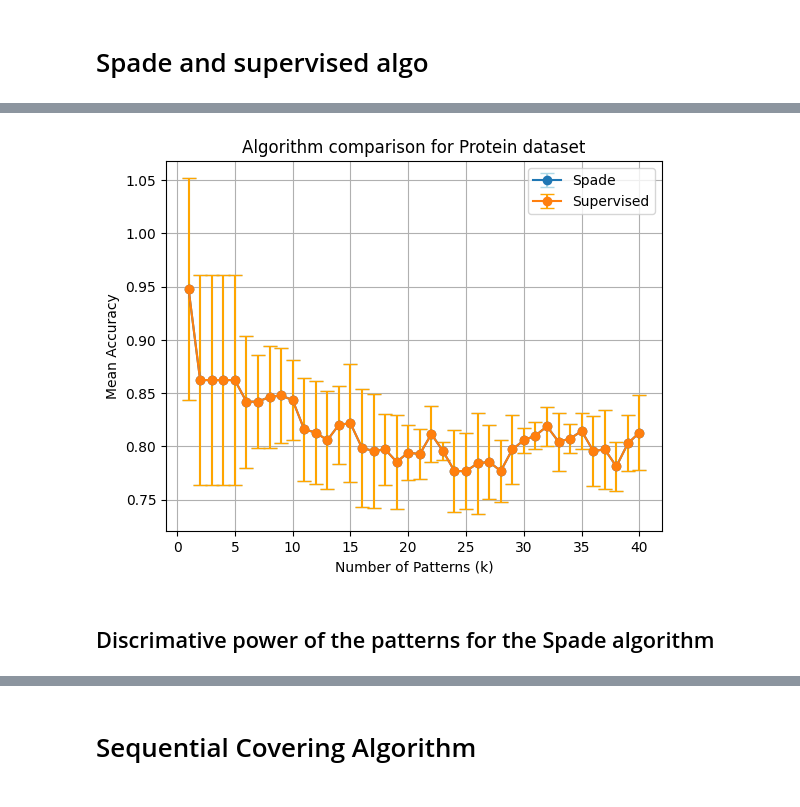
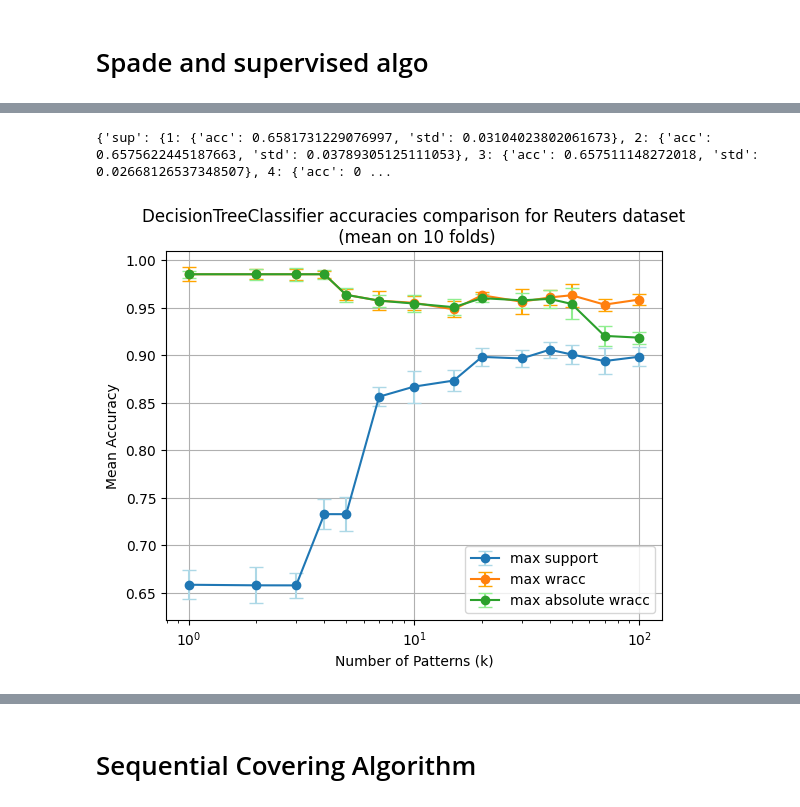
Before and after one commit to Pietro-Gavazzi/apriori, a Jupyter notebook: linfo2364_project2/Notebook.ipynb, the cells around one changed output, grey strips where cells are left out. Cells and saved outputs as stored; diff of their text form; code cells hidden in the pictures.

```diff
--- a/linfo2364_project2/Notebook.ipynb
+++ b/linfo2364_project2/Notebook.ipynb
@@ -661,12 +69,2 @@ def main():
 # %% [markdown]
 # Spade and supervised algo
-# %%
-
-pos_filepath = "datasets/Protein/PKA_group15.txt"
-neg_filepath = "datasets/Protein/SRC1521.txt"
-
-
-
-# Create the object
-k = 40
-s = Spade(pos_filepath, neg_filepath, k)
@@ -762,30 +119,35 @@ Accuracy for k=1: 0.9478260869565217
+# %%
+print(accuracies)
+acc = {}
+std = {}
+for i in accuracies:
+    labels = []
+    acc[i] = []
+    std[i] = []
+    for j in accuracies[i]:
+        labels.append(j)
+        acc[i].append(accuracies[i][j]["acc"])
+        std[i].append(accuracies[i][j]["std"])
+# %% [output]
+{'sup': {1: {'acc': 0.6581731229076997, 'std': 0.03104023802061673}, 2: {'acc': 0.6575622445187663, 'std': 0.03789305125111053}, 3: {'acc': 0.657511148272018, 'std': 0.02668126537348507}, 4: {'acc': 0 ...
 # %%
 import matplotlib.pyplot as plt
 
 
-# Extract data from DataFrame
-spade_k_values = spade_acc_by_k['k']
-spade_mean_accuracy_values = spade_acc_by_k['mean_accuracy']
-spade_std_accuracy_values = spade_acc_by_k['std_accuracy']
-
-supervised_k_values = supervised_acc_by_k['k']
-supervised_mean_accuracy_values = supervised_acc_by_k['mean_accuracy']
-supervised_std_accuracy_values = supervised_acc_by_k['std_accuracy']
-
 
 
 # Plot accuracy as a function of k with error bars
-plt.errorbar(spade_k_values, spade_mean_accuracy_values, yerr=spade_std_accuracy_values, fmt='o-', ecolor='lightblue', capsize=5, label='Spade')
-plt.errorbar(supervised_k_values, supervised_mean_accuracy_values, yerr=supervised_std_accuracy_values, fmt='o-', ecolor='orange', capsize=5,  label='Supervised')
+plt.errorbar(labels, acc["sup"], yerr = np.array(std["sup"])/2, fmt='o-', ecolor='lightblue', capsize=5, label='max support' )
+plt.errorbar(labels, acc["wracc"], yerr = np.array(std["wracc"])/2,  fmt='o-', ecolor='orange', capsize=5,  label='max wracc', )
+plt.errorbar(labels, acc["abswracc"], yerr = np.array(std["abswracc"])/2,  fmt='o-', ecolor='lightgreen', capsize=5,  label='max absolute wracc', )
 
-plt.title('Algorithm comparison for Protein dataset')
+plt.title('DecisionTreeClassifier accuracies comparison for Reuters dataset\n (mean on 10 folds)')
+plt.xscale('log')
 plt.xlabel('Number of Patterns (k)')
 plt.ylabel('Mean Accuracy')
 plt.legend()
 plt.grid(True)
 #plt.savefig("Protein_dataset_accuracy.png")
 plt.show()
 # %% [output]
-[figure, old version]
+[figure, new version]
-# %% [markdown]
-## Discrimative power of the patterns for the Spade algorithm
```
Also changed, not shown: parts of 25 cells of this notebook, 4 other files.
